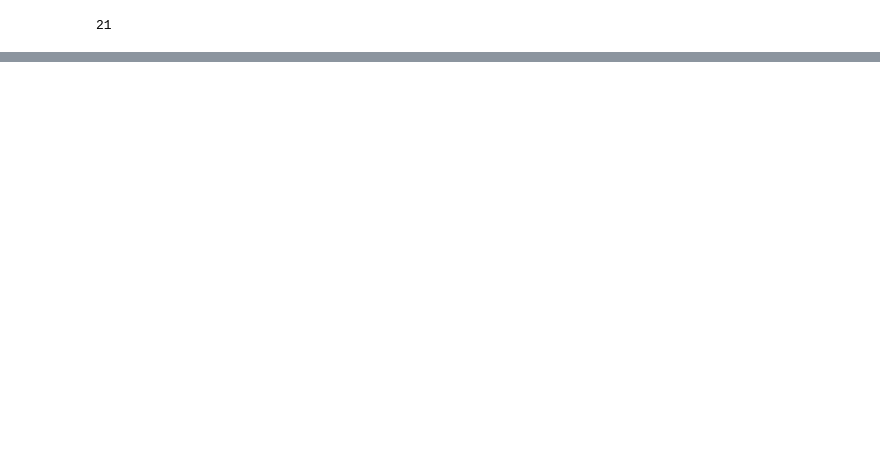
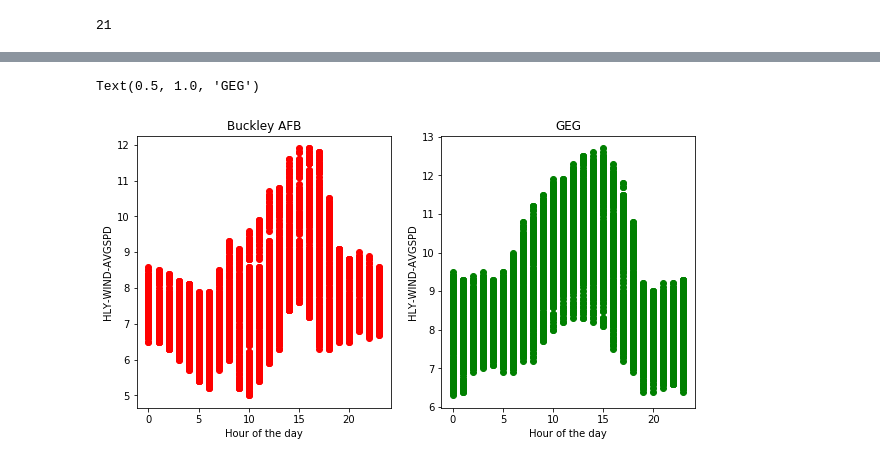
Before and after one commit to edwinsupple/Wind-Analysis, a Jupyter notebook: Wind Averages.ipynb, the cells around one changed output, grey strips where cells are left out. Saved outputs shown, nothing was run; the diff lists cells and outputs as text; code cells hidden in the pictures; blank space fills up the shorter version.

Commit message:
functionized loading of data. Created some hourly and monthly graphs for GEG and DEN. Deleted some extraneous code.

```diff
--- a/Wind Averages.ipynb
+++ b/Wind Averages.ipynb
@@ -48,0 +33,3 @@ print(time)
+# %%
+DEN_DATE, DEN_DATA, DEN_HEADER = import_wind('2169715.csv')
+print(DEN_DATE)
@@ -48,0 +40,3 @@ print(time)
+# %%
+GEG_DATE, GEG_DATA, GEG_HEADER = import_wind('2170510.csv')
+print(GEG_DATE)
@@ -64,0 +83,18 @@ ax.plot(DATE[:],DATA[:,17])
+# %%
+
+
+fig2, (ax21, ax22) = plt.subplots(1, 2)
+fig2.set_size_inches(10, 5)
+
+ax21.plot([dt.hour for dt in DEN_DATE.astype(object)],DEN_DATA[:,12], 'ro')
+ax21.set_ylabel(DEN_HEADER[12+1])
+ax21.set_xlabel('Hour of the day')
+ax21.set_title('Buckley AFB')
+
+ax22.plot([dt.hour for dt in GEG_DATE.astype(object)], GEG_DATA[:,4], 'go')
+ax22.set_ylabel(GEG_HEADER[4+1])
+ax22.set_xlabel('Hour of the day')
+ax22.set_title('GEG')
+# %% [output]
+Text(0.5, 1.0, 'GEG')
+[figure, added]
```
Also changed, not shown: parts of 9 cells of this notebook, 1 other file.
